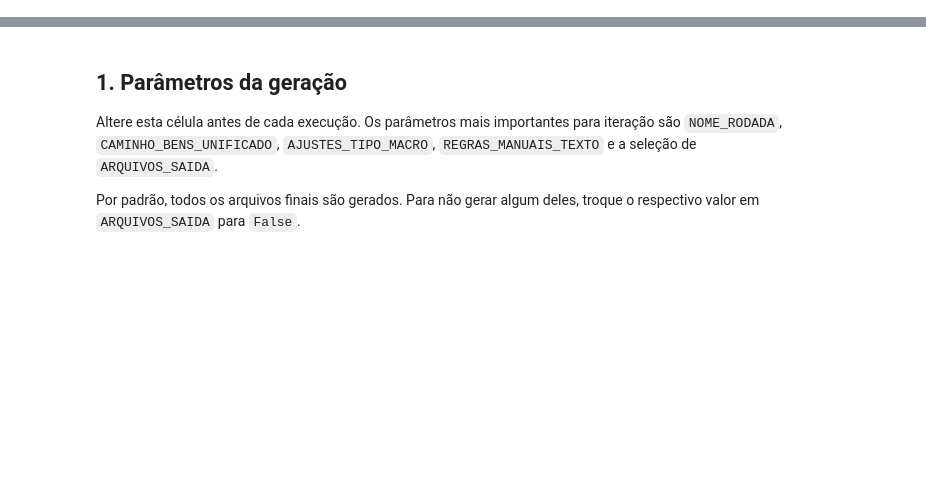
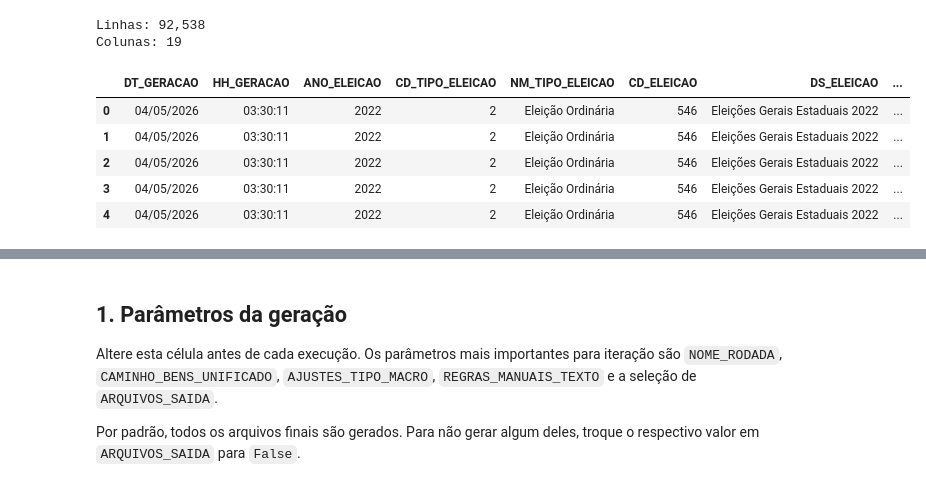
Before and after one commit to GabrielR1B/Data-Mining-Project, a Jupyter notebook: Projeto_Tratamento.ipynb, the cells around one changed output, grey strips where cells are left out. Saved outputs shown, nothing was run; the diff lists cells and outputs as text; code cells hidden in the pictures; blank space fills up the shorter version.

```diff
--- a/Projeto_Tratamento.ipynb
+++ b/Projeto_Tratamento.ipynb
@@ -8,0 +12,30 @@ O pipeline foi organizado para ser **repetível e parametrizável**, mas com men
+# %%
+import pandas as pd
+import numpy as np
+import matplotlib.pyplot as plt
+
+pd.set_option("display.max_columns", 100)
+pd.set_option("display.float_format", lambda x: f"{x:,.2f}")
+
+CAMINHO_BENS = "bem_candidato_2022_BRASIL.csv"
+
+df_bens = pd.read_csv(
+    CAMINHO_BENS,
+    sep=";",
+    encoding="latin1",
+    dtype=str
+)
+
+print(f"Linhas: {df_bens_raw.shape[0]:,}")
+print(f"Colunas: {df_bens_raw.shape[1]:,}")
+
+display(df_bens.head())
+# %% [output]
+Linhas: 92,538
+Colunas: 19
+|  | DT_GERACAO | HH_GERACAO | ANO_ELEICAO | CD_TIPO_ELEICAO | NM_TIPO_ELEICAO | CD_ELEICAO | DS_ELEICAO | ... |
+| 0 | 04/05/2026 | 03:30:11 | 2022 | 2 | Eleição Ordinária | 546 | Eleições Gerais Estaduais 2022 | ... |
+| 1 | 04/05/2026 | 03:30:11 | 2022 | 2 | Eleição Ordinária | 546 | Eleições Gerais Estaduais 2022 | ... |
+| 2 | 04/05/2026 | 03:30:11 | 2022 | 2 | Eleição Ordinária | 546 | Eleições Gerais Estaduais 2022 | ... |
+| 3 | 04/05/2026 | 03:30:11 | 2022 | 2 | Eleição Ordinária | 546 | Eleições Gerais Estaduais 2022 | ... |
+| 4 | 04/05/2026 | 03:30:11 | 2022 | 2 | Eleição Ordinária | 546 | Eleições Gerais Estaduais 2022 | ... |
```
Also changed, not shown: parts of 28 cells of this notebook, 3 other files.
